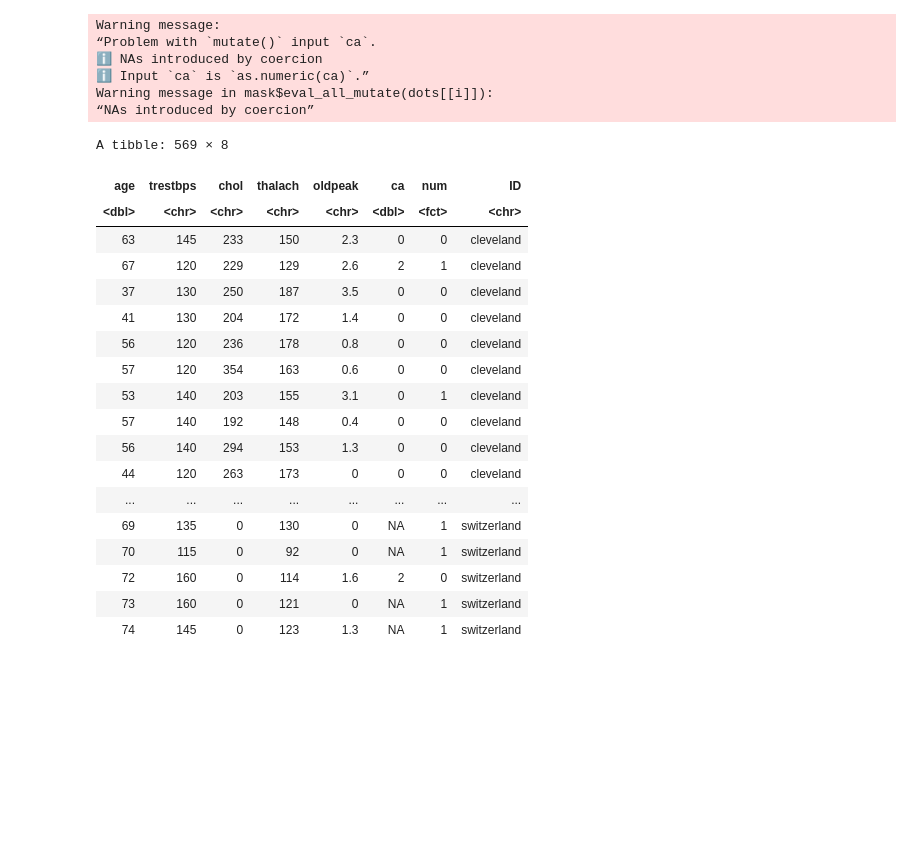
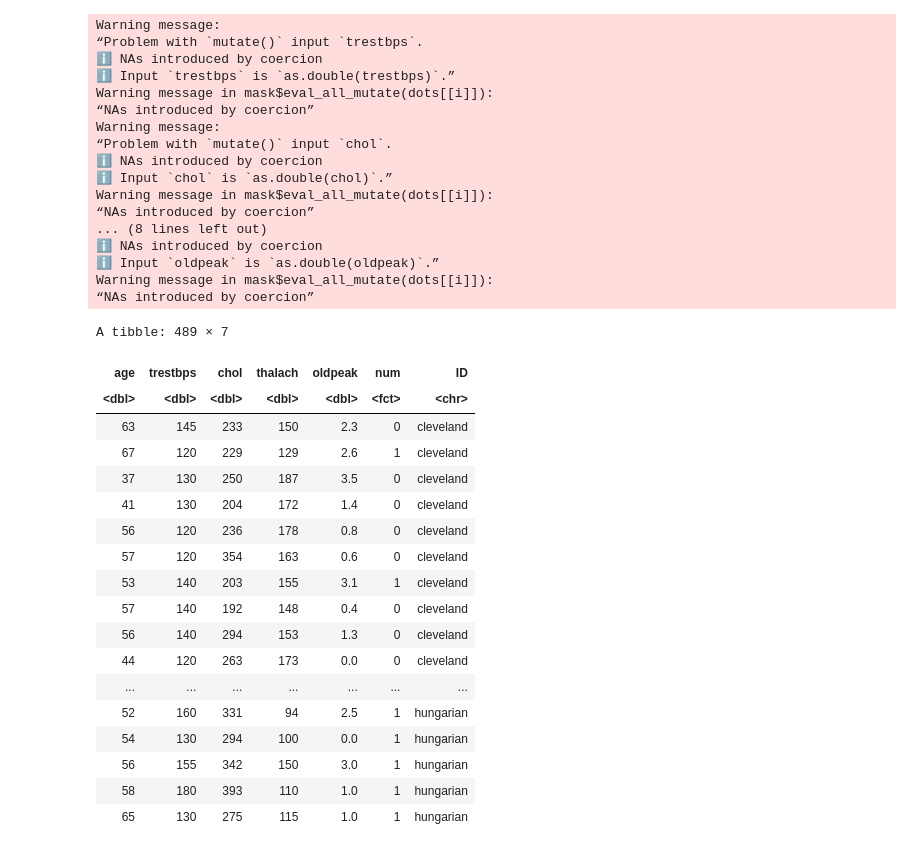
Before and after one commit to Yujinjen/group_project, a Jupyter notebook: Untitled.ipynb, the cells around one changed output. Cells and saved outputs as stored; diff of their text form; code cells hidden in the pictures; blank space fills up the shorter version.

```diff
--- a/Untitled.ipynb
+++ b/Untitled.ipynb
@@ -81,36 +109,50 @@ A tibble: 303 × 8
 # %%
-total_data<-rbind(cleveland_data,hungarian_data,switzerland_data)
-
-total_filtered_data<-total_data%>%
-select(age,trestbps,chol,thalach,oldpeak,ca,num,ID)%>%#selectedonly6categories
-filter(num==0|num==1) %>% #dunnowhat3and2meansofilteredthemout
-mutate(ca = as.numeric(ca)) %>%
-mutate(num = as.factor(num))
+total_filtered_data <- total_data %>%
+                    select(age,trestbps,chol,thalach,oldpeak,num,ID)%>%#selectedonly6categories
+                    filter(num==0|num==1) %>% #dunnowhat3and2meansofilteredthemout
+                    mutate(trestbps = as.double(trestbps)) %>%
+                    mutate(chol = as.double(chol)) %>%
+                    mutate(thalach = as.double(thalach)) %>%
+                    mutate(oldpeak = as.double(oldpeak)) %>%
+                    mutate(num = as.factor(num)) %>%
+                    filter(chol!=0) %>%
+                    filter(thalach!=0)
 
 total_filtered_data
 # %% [output]
 Warning message:
-“Problem with `mutate()` input `ca`.
+“Problem with `mutate()` input `trestbps`.
 ℹ NAs introduced by coercion
-ℹ Input `ca` is `as.numeric(ca)`.”
+ℹ Input `trestbps` is `as.double(trestbps)`.”
 Warning message in mask$eval_all_mutate(dots[[i]]):
 “NAs introduced by coercion”
+Warning message:
+“Problem with `mutate()` input `chol`.
+ℹ NAs introduced by coercion
+ℹ Input `chol` is `as.double(chol)`.”
+Warning message in mask$eval_all_mutate(dots[[i]]):
+“NAs introduced by coercion”
+... (8 lines left out)
+ℹ NAs introduced by coercion
+ℹ Input `oldpeak` is `as.double(oldpeak)`.”
+Warning message in mask$eval_all_mutate(dots[[i]]):
+“NAs introduced by coercion”
-A tibble: 569 × 8
+A tibble: 489 × 7
-| age | trestbps | chol | thalach | oldpeak | ca | num | ID |
-| <dbl> | <chr> | <chr> | <chr> | <chr> | <dbl> | <fct> | <chr> |
-| 63 | 145 | 233 | 150 | 2.3 | 0 | 0 | cleveland |
-| 67 | 120 | 229 | 129 | 2.6 | 2 | 1 | cleveland |
-| 37 | 130 | 250 | 187 | 3.5 | 0 | 0 | cleveland |
-| 41 | 130 | 204 | 172 | 1.4 | 0 | 0 | cleveland |
-| 56 | 120 | 236 | 178 | 0.8 | 0 | 0 | cleveland |
-| 57 | 120 | 354 | 163 | 0.6 | 0 | 0 | cleveland |
-| 53 | 140 | 203 | 155 | 3.1 | 0 | 1 | cleveland |
-| 57 | 140 | 192 | 148 | 0.4 | 0 | 0 | cleveland |
-| 56 | 140 | 294 | 153 | 1.3 | 0 | 0 | cleveland |
-| 44 | 120 | 263 | 173 | 0 | 0 | 0 | cleveland |
-| ... | ... | ... | ... | ... | ... | ... | ... |
-| 69 | 135 | 0 | 130 | 0 | NA | 1 | switzerland |
-| 70 | 115 | 0 | 92 | 0 | NA | 1 | switzerland |
-| 72 | 160 | 0 | 114 | 1.6 | 2 | 0 | switzerland |
-| 73 | 160 | 0 | 121 | 0 | NA | 1 | switzerland |
-| 74 | 145 | 0 | 123 | 1.3 | NA | 1 | switzerland |
+| age | trestbps | chol | thalach | oldpeak | num | ID |
+| <dbl> | <dbl> | <dbl> | <dbl> | <dbl> | <fct> | <chr> |
+| 63 | 145 | 233 | 150 | 2.3 | 0 | cleveland |
+| 67 | 120 | 229 | 129 | 2.6 | 1 | cleveland |
+| 37 | 130 | 250 | 187 | 3.5 | 0 | cleveland |
+| 41 | 130 | 204 | 172 | 1.4 | 0 | cleveland |
+| 56 | 120 | 236 | 178 | 0.8 | 0 | cleveland |
+| 57 | 120 | 354 | 163 | 0.6 | 0 | cleveland |
+| 53 | 140 | 203 | 155 | 3.1 | 1 | cleveland |
+| 57 | 140 | 192 | 148 | 0.4 | 0 | cleveland |
+| 56 | 140 | 294 | 153 | 1.3 | 0 | cleveland |
+| 44 | 120 | 263 | 173 | 0.0 | 0 | cleveland |
+| ... | ... | ... | ... | ... | ... | ... |
+| 52 | 160 | 331 | 94 | 2.5 | 1 | hungarian |
+| 54 | 130 | 294 | 100 | 0.0 | 1 | hungarian |
+| 56 | 155 | 342 | 150 | 3.0 | 1 | hungarian |
+| 58 | 180 | 393 | 110 | 1.0 | 1 | hungarian |
+| 65 | 130 | 275 | 115 | 1.0 | 1 | hungarian |
```
Also changed, not shown: parts of 29 cells of this notebook.
